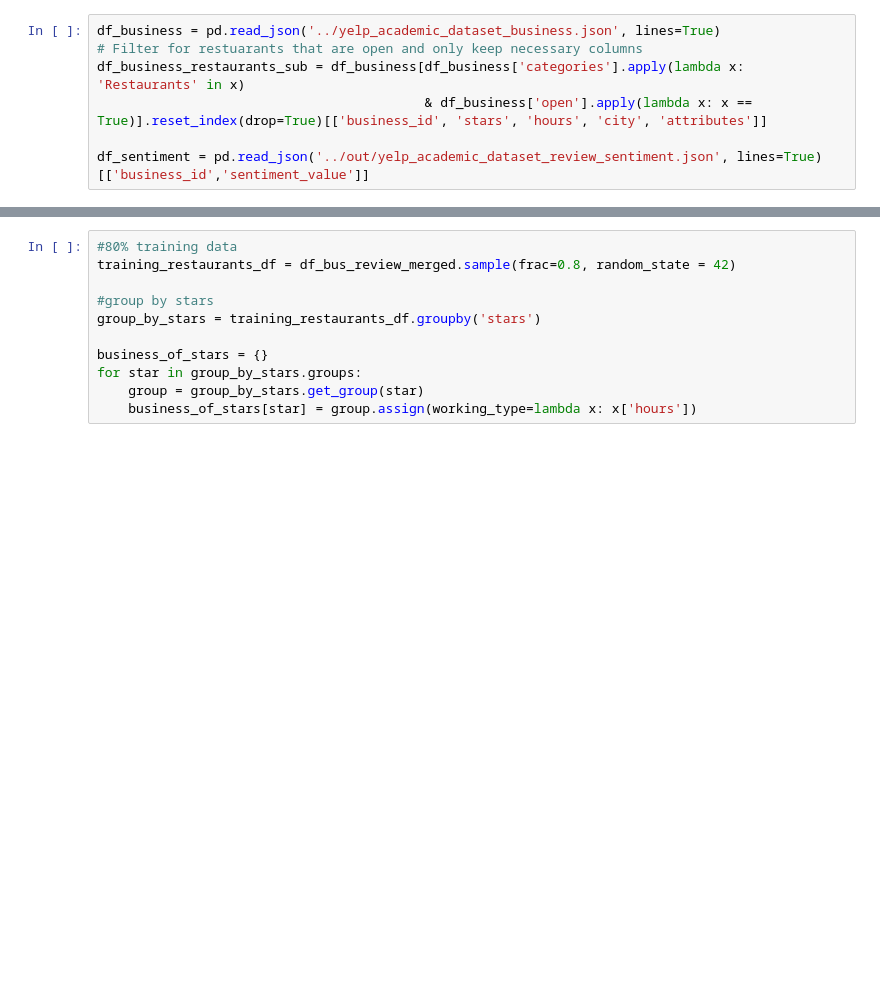
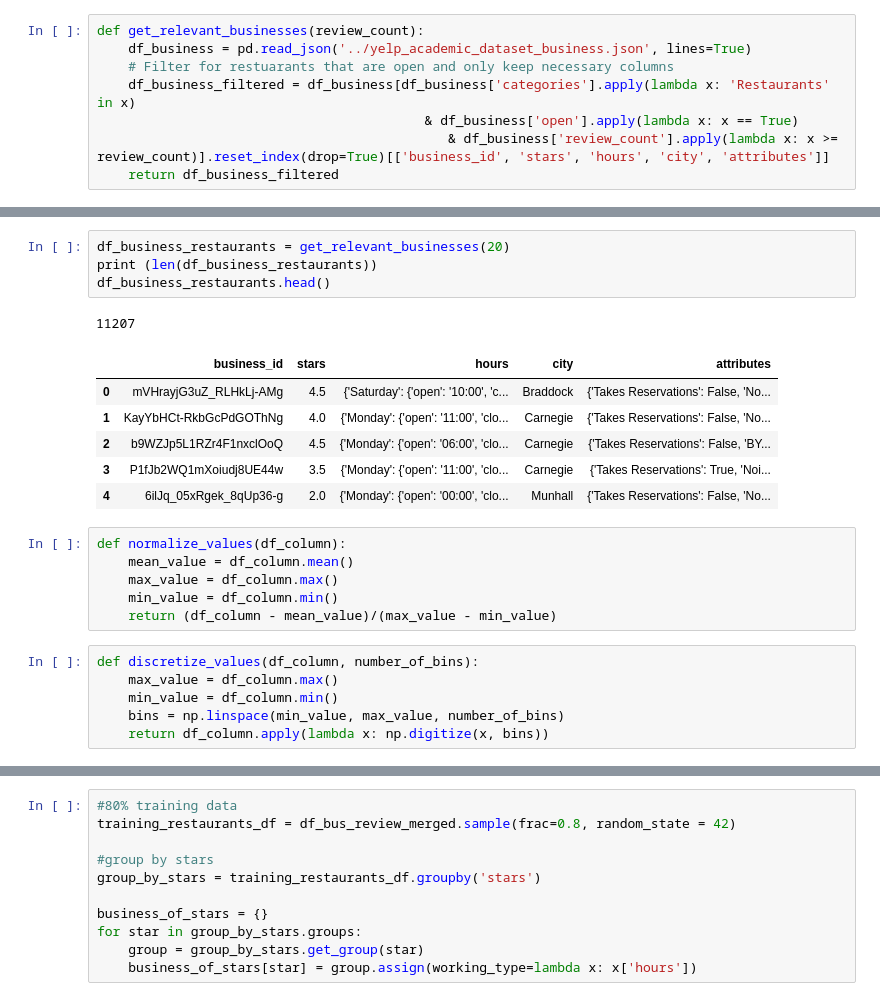
Before and after one commit to Raul818/yelp-dataset-challenge, a Jupyter notebook: demo/Analysis.ipynb, the cells around one changed output, grey strips where cells are left out. Cells and saved outputs as stored; diff of their text form; blank space fills up the shorter version.

```diff
--- a/demo/Analysis.ipynb
+++ b/demo/Analysis.ipynb
@@ -7,7 +4,8 @@ pd.__version__
 # %%
-df_business = pd.read_json('../yelp_academic_dataset_business.json', lines=True)
-# Filter for restuarants that are open and only keep necessary columns
-df_business_restaurants_sub = df_business[df_business['categories'].apply(lambda x: 'Restaurants' in x)
-                                          & df_business['open'].apply(lambda x: x == True)].reset_index(drop=True)[['business_id', 'stars', 'hours', 'city', 'attributes']]
-
-df_sentiment = pd.read_json('../out/yelp_academic_dataset_review_sentiment.json', lines=True)[['business_id','sentiment_value']]
+def get_relevant_businesses(review_count):
+    df_business = pd.read_json('../yelp_academic_dataset_business.json', lines=True)
+    # Filter for restuarants that are open and only keep necessary columns
+    df_business_filtered = df_business[df_business['categories'].apply(lambda x: 'Restaurants' in x)
+                                          & df_business['open'].apply(lambda x: x == True)
+                                             & df_business['review_count'].apply(lambda x: x >= review_count)].reset_index(drop=True)[['business_id', 'stars', 'hours', 'city', 'attributes']]
+    return df_business_filtered
@@ -42,0 +12,24 @@ df_bus_review_merged.head()
+# %%
+df_business_restaurants = get_relevant_businesses(20)
+print (len(df_business_restaurants))
+df_business_restaurants.head()
+# %% [output]
+11207
+|  | business_id | stars | hours | city | attributes |
+| 0 | mVHrayjG3uZ_RLHkLj-AMg | 4.5 | {'Saturday': {'open': '10:00', 'c... | Braddock | {'Takes Reservations': False, 'No... |
+| 1 | KayYbHCt-RkbGcPdGOThNg | 4.0 | {'Monday': {'open': '11:00', 'clo... | Carnegie | {'Takes Reservations': False, 'No... |
+| 2 | b9WZJp5L1RZr4F1nxclOoQ | 4.5 | {'Monday': {'open': '06:00', 'clo... | Carnegie | {'Takes Reservations': False, 'BY... |
+| 3 | P1fJb2WQ1mXoiudj8UE44w | 3.5 | {'Monday': {'open': '11:00', 'clo... | Carnegie | {'Takes Reservations': True, 'Noi... |
+| 4 | 6ilJq_05xRgek_8qUp36-g | 2.0 | {'Monday': {'open': '00:00', 'clo... | Munhall | {'Takes Reservations': False, 'No... |
+# %%
+def normalize_values(df_column):
+    mean_value = df_column.mean()
+    max_value = df_column.max()
+    min_value = df_column.min()
+    return (df_column - mean_value)/(max_value - min_value)
+# %%
+def discretize_values(df_column, number_of_bins):
+    max_value = df_column.max()
+    min_value = df_column.min()
+    bins = np.linspace(min_value, max_value, number_of_bins)
+    return df_column.apply(lambda x: np.digitize(x, bins))
```
Also changed, not shown: parts of 16 cells of this notebook.
